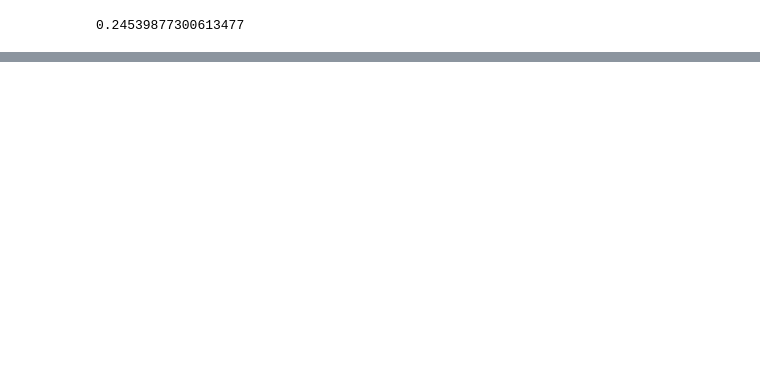
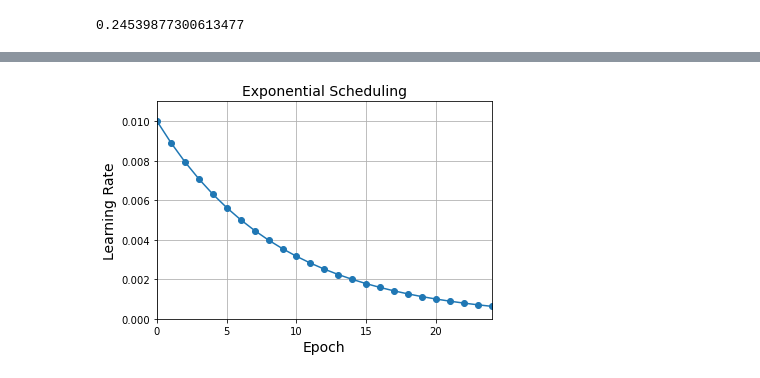
Before and after one commit to FaustoJuarez/Data-Science-Journey, a Jupyter notebook: Training Deep Neural Networks.ipynb, the cells around one changed output, grey strips where cells are left out. Cells and saved outputs as stored; diff of their text form; code cells hidden in the pictures; blank space fills up the shorter version.

```diff
--- a/Training Deep Neural Networks.ipynb
+++ b/Training Deep Neural Networks.ipynb
@@ -529,0 +1065,21 @@ model_B_on_A.evaluate(X_test_B, y_test_B)
+# %%
+def exponential_decay_fn(epoch):
+    return 0.01 * 0.1 ** (epoch / 20)
+# %%
+def exponential_decay(lr0, s):
+    def exponential_decay_fn(epoch):
+        return lr0 * 0.1 ** (epoch / s)
+    return exponential_decay_fn
+
+exponential_decay_fn = exponential_decay(lr0=0.01, s=20)
+# %%
+tf.random.set_seed(42)
+model = build_model()
+optimizer = tf.keras.optimizers.SGD(learning_rate=0.001)
+model.compile(loss="sparse_categorical_crossentropy", optimizer=optimizer,
+              metrics=["accuracy"])
+# %%
+lr_scheduler = tf.keras.callbacks.LearningRateScheduler(exponential_decay_fn)
+history = model.fit(X_train, y_train, epochs=n_epochs,
+                    validation_data=(X_valid, y_valid),
+                    callbacks=[lr_scheduler])
@@ -529,0 +1104,10 @@ model_B_on_A.evaluate(X_test_B, y_test_B)
+# %%
+plt.plot(history.epoch, history.history["lr"], "o-")
+plt.axis([0, n_epochs - 1, 0, 0.011])
+plt.xlabel("Epoch")
+plt.ylabel("Learning Rate")
+plt.title("Exponential Scheduling", fontsize=14)
+plt.grid(True)
+plt.show()
+# %% [output]
+[figure, added]
```
Also changed, not shown: parts of 99 cells of this notebook, 4 other files.
